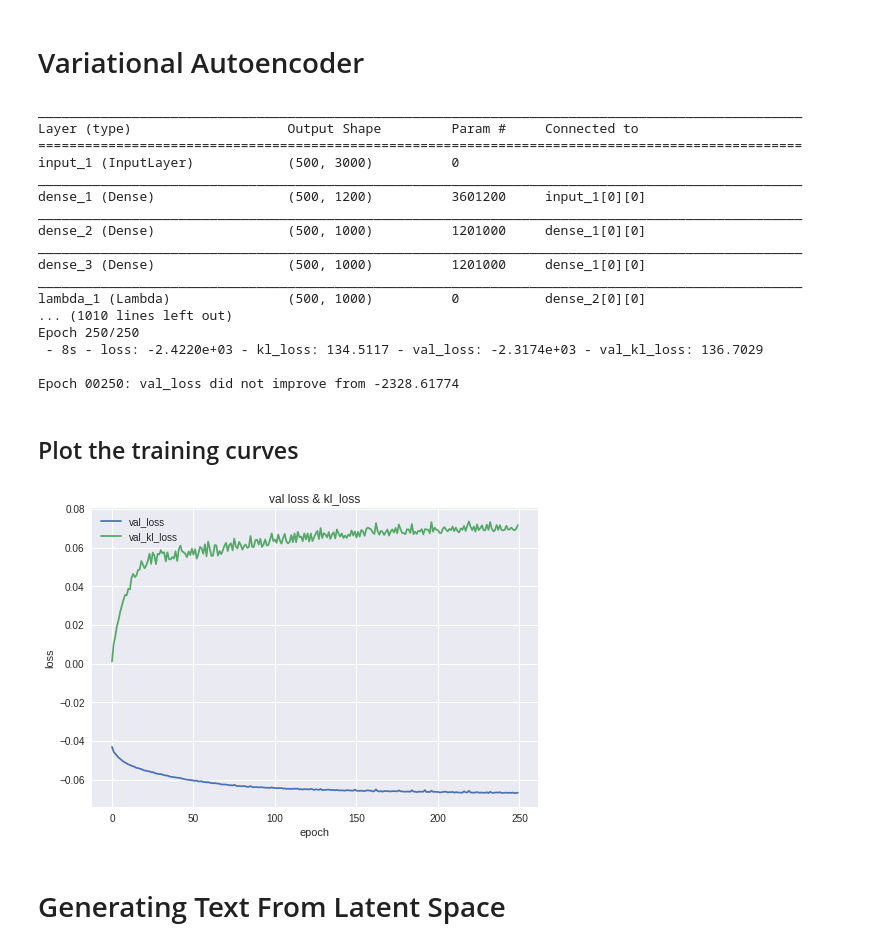
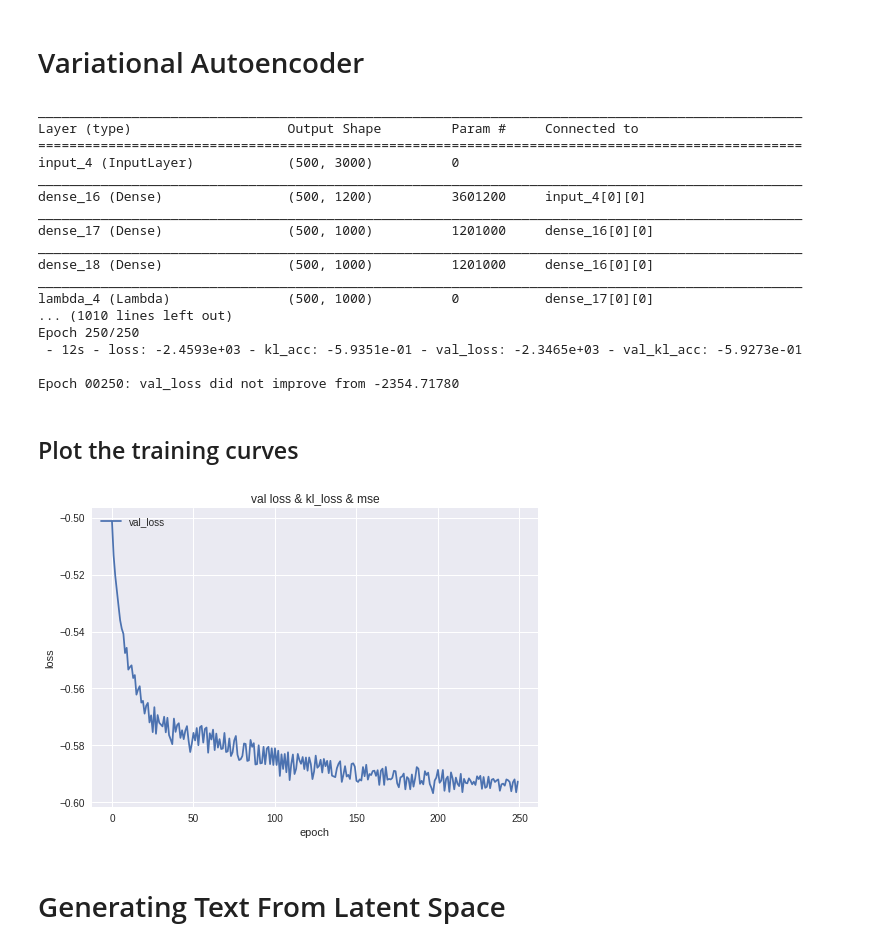
Before and after one commit to LanceNorskog/vae, a Jupyter notebook: vae_nlp__mscoco.ipynb, the cells around one changed output. Cells and saved outputs as stored; diff of their text form; code cells hidden in the pictures.

```diff
--- a/vae_nlp__mscoco.ipynb
+++ b/vae_nlp__mscoco.ipynb
@@ -83,14 +68,18 @@ It is an example of how one can use a pre-trained word2vec to embed sentences in
 # A little tight on RAM, so parse word2vec, save object to disk, memory-map object back into RAM.
 # Now the OS can drop the space whenever it is not being read.
 w2v = None
+max_words=100000
+#!rm -f /content/wiki.en.vec.kv
+!date
 if not os.path.exists('/content/wiki.en.vec.kv'):
     print('Read word2vec vectors from text')
-    w2v = KeyedVectors.load_word2vec_format('/content/wiki.en.vec')
+    w2v = KeyedVectors.load_word2vec_format('/content/wiki.en.vec', limit=max_words)
     print('Save word2vec vectors to cache')
     w2v.save('/content/wiki.en.vec.kv')
 else:
     print('Using cached word2vec vectors')
     w2v = KeyedVectors.load('/content/wiki.en.vec.kv', mmap='r')
-embedding_size = len(w2v['and'])
-embedding_size
+!date
+embedding_size = 300
+sentence_length = 10
 # %% [output]
@@ -271,8 +193,6 @@ latent_dim = 1000
 intermediate_dim = 1200
 epochs=250
 epsilon_std = 1.0
-dist_weight = 1
-kl_weight = 1# 0.001
 learning_rate = 0.001
 opt = Nadam(lr=learning_rate)
 
@@ -305,6 +225,10 @@ x_decoded_mean = decoder_mean(h_decoded)
 def zero_loss(y_true, y_pred):
     return K.zeros_like(y_pred)
 
+# KL loss as an accuracy measure
+def kl_acc(x, x_decoded_mean):
+    return -0.5 + K.sum(1 + z_log_var - K.square(z_mean) - K.exp(z_log_var), axis=-1)/original_dim
+
 # Custom loss layer
 class CustomVariationalLayer(Layer):
     def __init__(self, **kwargs):
@@ -312,15 +236,9 @@ class CustomVariationalLayer(Layer):
         super(CustomVariationalLayer, self).__init__(**kwargs)
 
     def vae_loss(self, x, x_decoded_mean):
-        xent_loss = original_dim * metrics.binary_crossentropy(x, x_decoded_mean)
+        xent_loss = metrics.binary_crossentropy(x, x_decoded_mean)
         kl_loss = - 0.5 * K.sum(1 + z_log_var - K.square(z_mean) - K.exp(z_log_var), axis=-1)
-        return K.mean(xent_loss + kl_loss)
-
-    def vae_lossX(self, x, x_decoded_mean):
-        #xent_loss = original_dim * metrics.binary_crossentropy(x, x_decoded_mean)
-        xent_loss = metrics.logcosh(x, x_decoded_mean)
-        kl_loss = K.mean(K.sum(- 0.5 * K.sum(1 + z_log_var - K.square(z_mean) - K.exp(z_log_var), axis=-1)))
-        return K.mean(dist_weight * xent_loss + kl_weight * kl_loss)
+        return K.mean(original_dim * xent_loss + kl_loss)
 
     def call(self, inputs):
         x = inputs[0]
@@ -330,15 +248,9 @@ class CustomVariationalLayer(Layer):
         # we don't use this output, but it has to have the correct shape:
         return K.ones_like(x)
 
-# separate break-out of
-def kl_loss(x, x_decoded_mean):
-    kl_loss = - 0.5 * K.sum(1 + z_log_var - K.square(z_mean) - K.exp(z_log_var), axis=-1)
-    kl_loss = kl_weight * kl_loss
-    return kl_loss
-
 loss_layer = CustomVariationalLayer()([x, x_decoded_mean])
 vae = Model(x, [loss_layer])
-vae.compile(optimizer='rmsprop', loss=[zero_loss], metrics=[kl_loss])
+vae.compile(optimizer='rmsprop', loss=[zero_loss], metrics=[kl_acc])
 vae.summary()
 
 #checkpoint
@@ -346,6 +258,7 @@ cp = [ModelCheckpoint(filepath="/content/model.h5", verbose=1, save_best_only=Tr
 
 print('Training with {} training samples, {} test samples'.format(len(train), len(test)))
 #train
+!rm -f /content/model.h5
 if os.path.exists('/content/model.h5'):
     vae.load_weights('/content/model.h5')
     history = None
@@ -371,35 +284,36 @@ generator = Model(decoder_input, _x_decoded_mean)
 __________________________________________________________________________________________________
 Layer (type)                    Output Shape         Param #     Connected to
 ==================================================================================================
-input_1 (InputLayer)            (500, 3000)          0
+input_4 (InputLayer)            (500, 3000)          0
 __________________________________________________________________________________________________
-dense_1 (Dense)                 (500, 1200)          3601200     input_1[0][0]
+dense_16 (Dense)                (500, 1200)          3601200     input_4[0][0]
 __________________________________________________________________________________________________
-dense_2 (Dense)                 (500, 1000)          1201000     dense_1[0][0]
+dense_17 (Dense)                (500, 1000)          1201000     dense_16[0][0]
 __________________________________________________________________________________________________
-dense_3 (Dense)                 (500, 1000)          1201000     dense_1[0][0]
+dense_18 (Dense)                (500, 1000)          1201000     dense_16[0][0]
 __________________________________________________________________________________________________
-lambda_1 (Lambda)               (500, 1000)          0           dense_2[0][0]
+lambda_4 (Lambda)               (500, 1000)          0           dense_17[0][0]
 ... (1010 lines left out)
 Epoch 250/250
- - 8s - loss: -2.4220e+03 - kl_loss: 134.5117 - val_loss: -2.3174e+03 - val_kl_loss: 136.7029
+ - 12s - loss: -2.4593e+03 - kl_acc: -5.9351e-01 - val_loss: -2.3465e+03 - val_kl_acc: -5.9273e-01
 
-Epoch 00250: val_loss did not improve from -2328.61774
+Epoch 00250: val_loss did not improve from -2354.71780
 # %% [markdown]
 ## Plot the training curves
 # %%
 import sklearn.preprocessing as skprep
 
 if history != None:
-    plt.plot(skprep.normalize([history.history['val_loss']])[0])
-    plt.plot(skprep.normalize([history.history['val_kl_loss']])[0])
-    plt.title('val loss & kl_loss')
+    #plt.plot(history.history['val_loss'])
+    plt.plot(history.history['val_kl_acc'])
+    #plt.plot(history.history['val_mean_squared_error'])
+    plt.title('val loss & kl_loss & mse')
     plt.ylabel('loss')
     plt.xlabel('epoch')
-    plt.legend(['val_loss', 'val_kl_loss'], loc='upper left')
+    plt.legend(['val_loss', 'val_kl_acc', 'val_mse'], loc='upper left')
     plt.show()
 # %% [output]
-[figure, old version]
+[figure, new version]
 # %% [markdown]
 # Generating Text From Latent Space
 # %%
```
Also changed, not shown: parts of 22 cells of this notebook.
